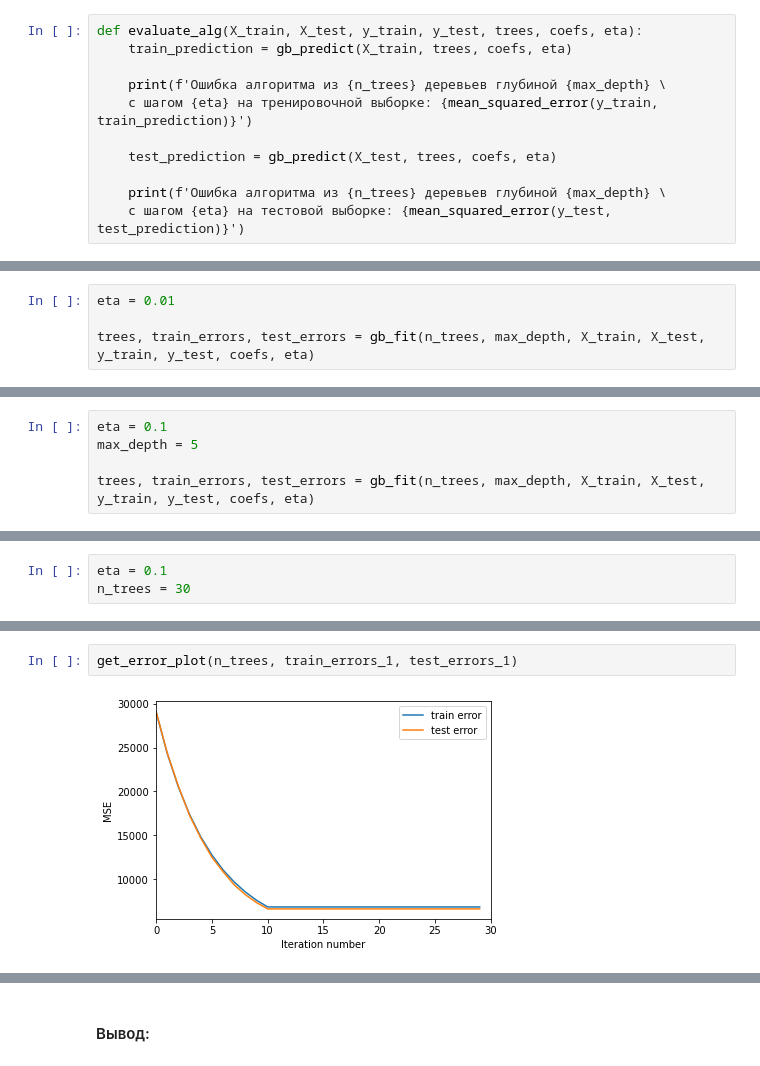
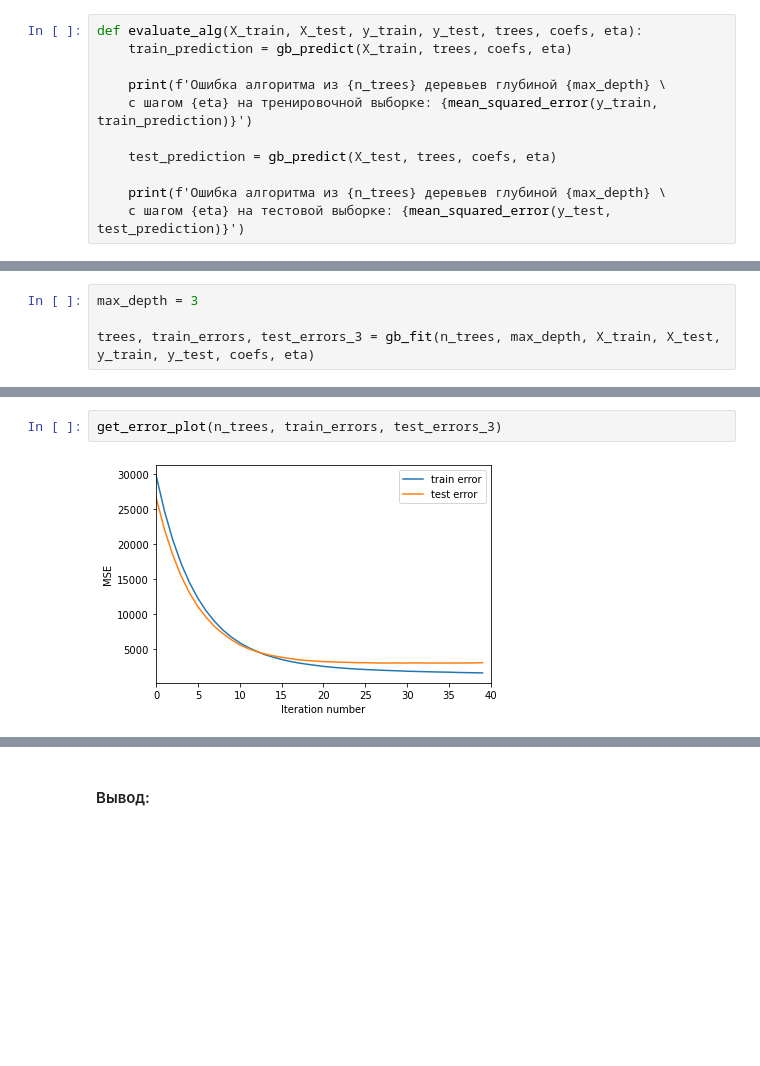
Before and after one commit to FKz11/Alg_DS, a Jupyter notebook: lesson-6.ipynb, the cells around one changed output, grey strips where cells are left out. Drawn from its saved outputs; the diff is of its cells as text; blank space fills up the shorter version.

```diff
--- a/lesson-6.ipynb
+++ b/lesson-6.ipynb
@@ -126,3 +128,7 @@ get_error_plot(n_trees, train_errors, test_errors)
+# %%
+max_depth = 3
+
+trees, train_errors, test_errors_3 = gb_fit(n_trees, max_depth, X_train, X_test, y_train, y_test, coefs, eta)
 # %%
 evaluate_alg(X_train, X_test, y_train, y_test, trees, coefs, eta)
 # %% [output]
@@ -131,4 +136,0 @@ evaluate_alg(X_train, X_test, y_train, y_test, trees, coefs, eta)
-# %%
-eta = 0.01
-
-trees, train_errors, test_errors = gb_fit(n_trees, max_depth, X_train, X_test, y_train, y_test, coefs, eta)
@@ -140,5 +136,0 @@ evaluate_alg(X_train, X_test, y_train, y_test, trees, coefs, eta)
-# %%
-eta = 0.1
-max_depth = 5
-
-trees, train_errors, test_errors = gb_fit(n_trees, max_depth, X_train, X_test, y_train, y_test, coefs, eta)
@@ -151,3 +136,0 @@ evaluate_alg(X_train, X_test, y_train, y_test, trees, coefs, eta)
-# %%
-eta = 0.1
-n_trees = 30
@@ -165,4 +137,4 @@ evaluate_alg(X_train, X_test, y_train, y_test, trees_1, coefs, eta)
 # %%
-get_error_plot(n_trees, train_errors_1, test_errors_1)
+get_error_plot(n_trees, train_errors, test_errors_3)
 # %% [output]
-[figure, old version]
+[figure, new version]
```
Also changed, not shown: parts of 89 cells of this notebook.
